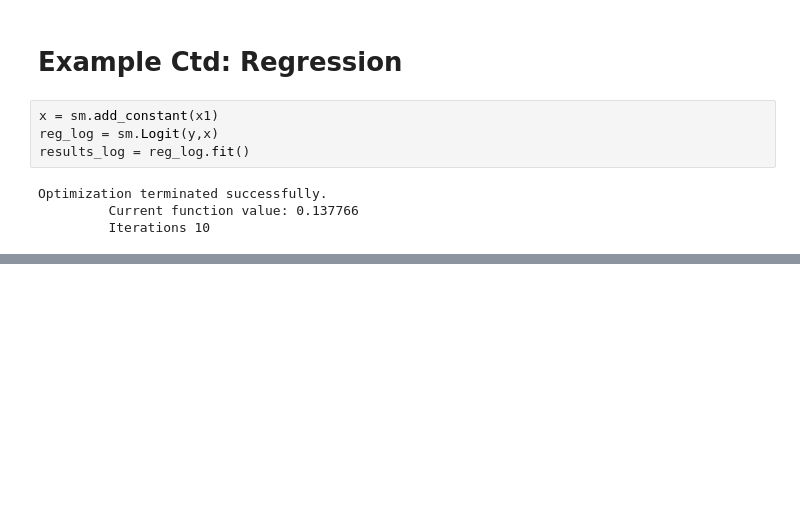
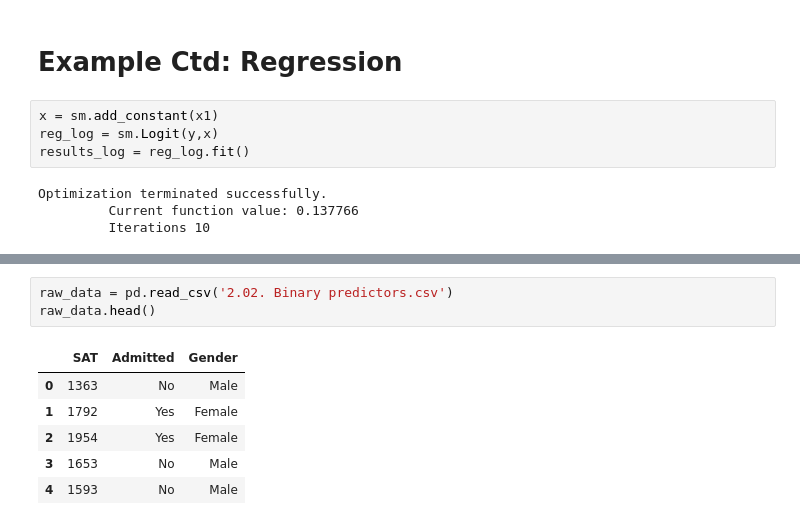
Before and after one commit to ciaralynch2/Summer-2022---Data-Science-Course, a Jupyter notebook: Part 5; Section 31-39; Advanced Statistical Methods/Part 5; Section 36; Adv. Statistical Methods; Logistic Regression.ipynb, the cells around one changed output, grey strips where cells are left out. Cells and saved outputs as stored; diff of their text form; blank space fills up the shorter version.

```diff
--- a/Part 5; Section 31-39; Advanced Statistical Methods/Part 5; Section 36; Adv. Statistical Methods; Logistic Regression.ipynb
+++ b/Part 5; Section 31-39; Advanced Statistical Methods/Part 5; Section 36; Adv. Statistical Methods; Logistic Regression.ipynb
@@ -162,0 +171,10 @@ quasi-separation. In this case some parameters will not be identified.
+# %%
+raw_data = pd.read_csv('2.02. Binary predictors.csv')
+raw_data.head()
+# %% [output]
+|  | SAT | Admitted | Gender |
+| 0 | 1363 | No | Male |
+| 1 | 1792 | Yes | Female |
+| 2 | 1954 | Yes | Female |
+| 3 | 1653 | No | Male |
+| 4 | 1593 | No | Male |
```
Also changed, not shown: parts of 35 cells of this notebook, 18 other files.
